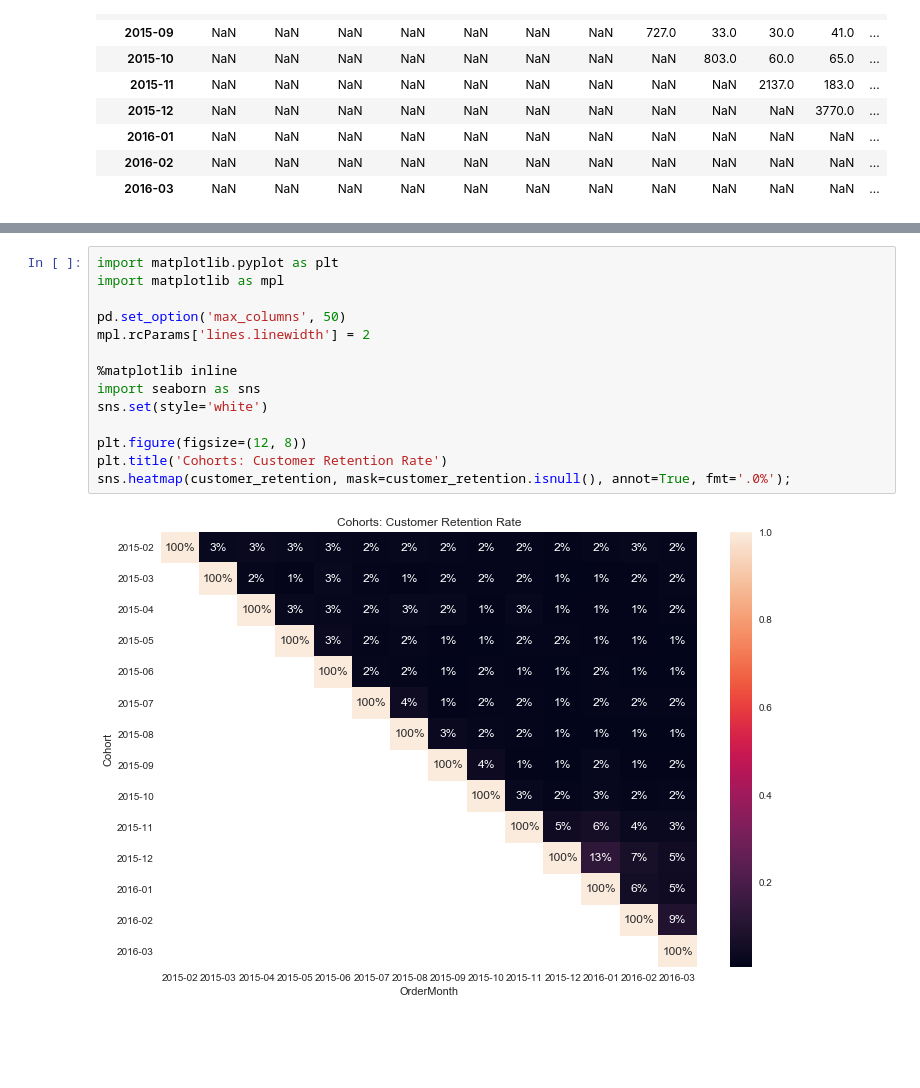
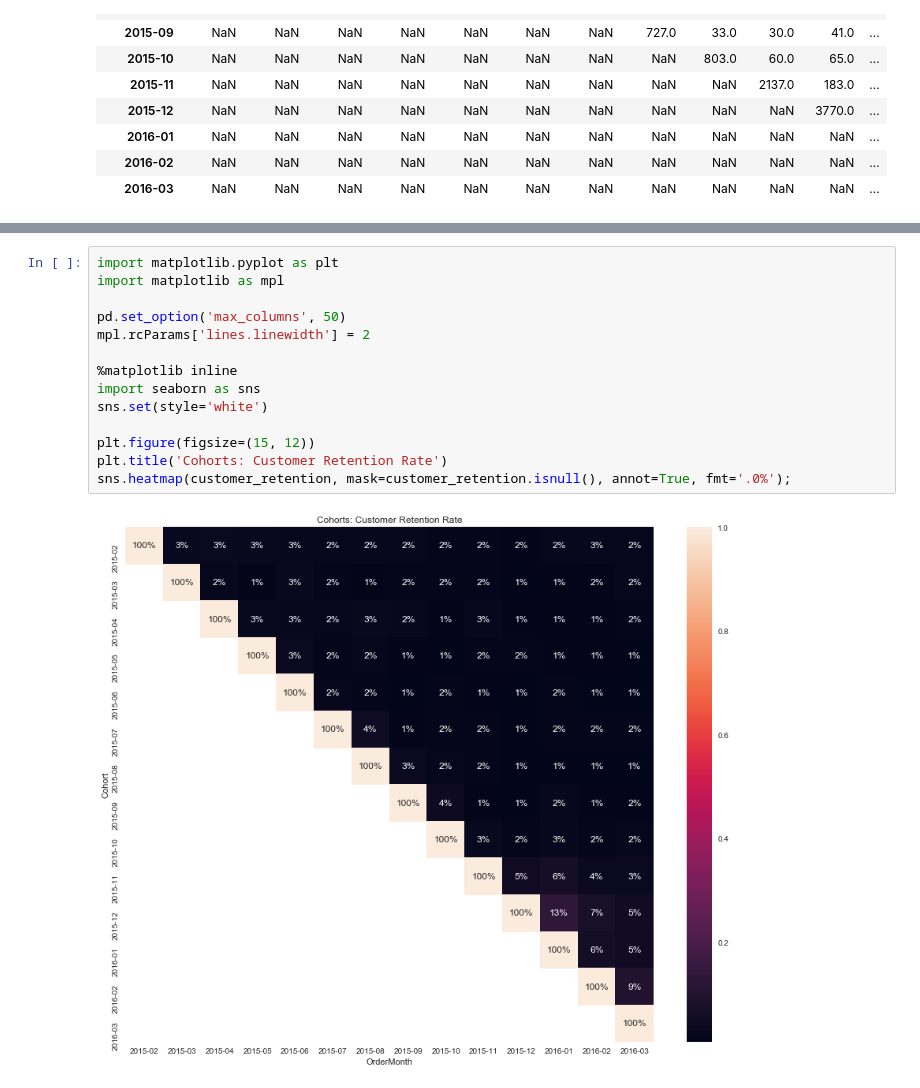
Before and after one commit to jk2618/Customer_Retention_and_Lifetime_Value, a Jupyter notebook: Customer_Retention_Rate.ipynb, the cells around one changed output, grey strips where cells are left out. Cells and saved outputs as stored; diff of their text form; blank space fills up the shorter version.

```diff
--- a/Customer_Retention_Rate.ipynb
+++ b/Customer_Retention_Rate.ipynb
@@ -146,16 +146,16 @@ customer_retention
 # %%
 import matplotlib.pyplot as plt
 import matplotlib as mpl
 
 pd.set_option('max_columns', 50)
 mpl.rcParams['lines.linewidth'] = 2
 
 %matplotlib inline
 import seaborn as sns
 sns.set(style='white')
 
-plt.figure(figsize=(12, 8))
+plt.figure(figsize=(15, 12))
 plt.title('Cohorts: Customer Retention Rate')
 sns.heatmap(customer_retention, mask=customer_retention.isnull(), annot=True, fmt='.0%');
 # %% [output]
-[figure, old version]
+[figure, new version]
```
